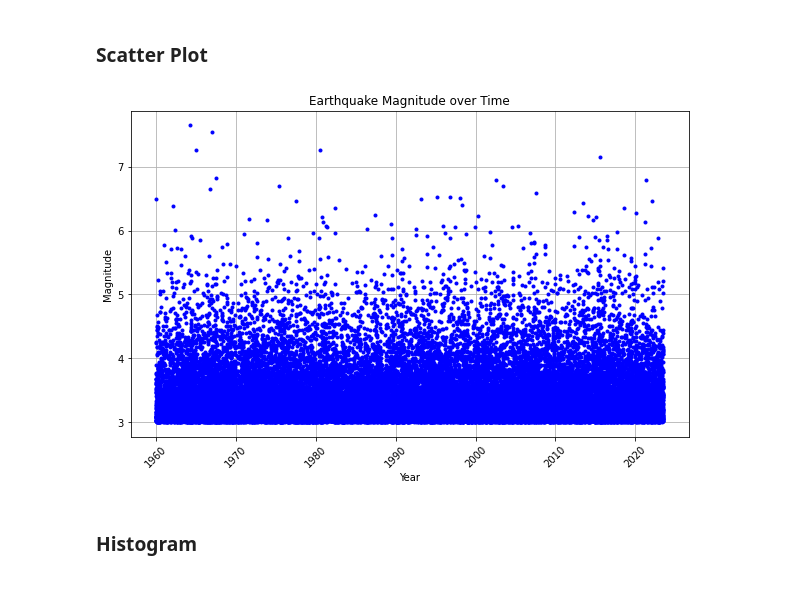
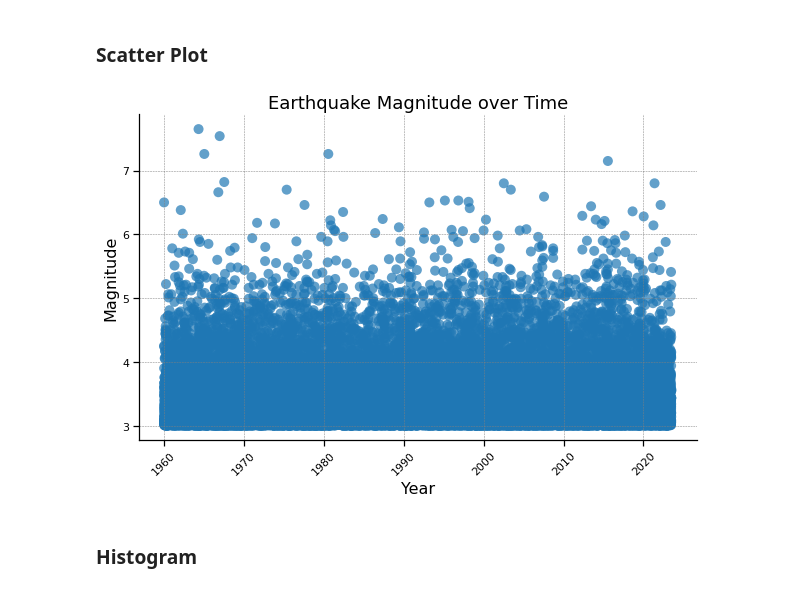
Before and after one commit to UVA-MLSys/SurrogateSimulation, a Jupyter notebook: _build/jupyter_execute/data_visualization.ipynb, the cells around one changed output. Drawn from its saved outputs; the diff is of its cells as text; code cells hidden in the pictures.

Commit message:
converted data visualization graphs to seaborn

```diff
--- a/_build/jupyter_execute/data_visualization.ipynb
+++ b/_build/jupyter_execute/data_visualization.ipynb
@@ -26,14 +28,22 @@ df.head()
 ### Scatter Plot
 # %%
 plt.figure(figsize=(10, 6))
-plt.plot(df['Year'], df['Magnitude'], 'b.')
+sns.set_context("notebook", rc={"font.size": 14, "axes.labelsize": 16, "axes.titlesize": 18})
+sns.scatterplot(data=df, x='Year', y='Magnitude', color = '#1f77b4', edgecolor='none', s=100, alpha=0.7)
+
 plt.xlabel('Year')
 plt.ylabel('Magnitude')
 plt.title('Earthquake Magnitude over Time')
+
+plt.grid(color='gray', linestyle='--', linewidth=0.5)
+sns.despine()
+plt.gca().patch.set_facecolor('none')
+plt.gca().set_frame_on(True)
 plt.xticks(rotation=45)
+
 plt.grid(True)
-plt.show(block=True)
+plt.show()
 # %% [output]
-[figure, old version]
+[figure, new version]
 # %% [markdown]
 ### Histogram
```
Also changed, not shown: parts of 5 cells of this notebook, 27 other files.
